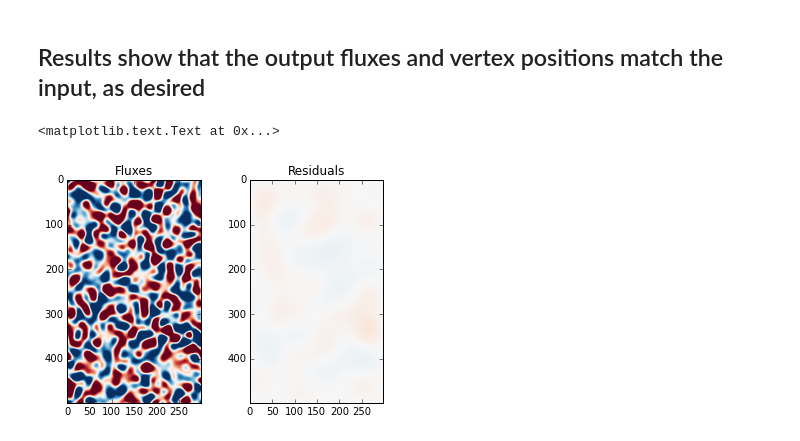
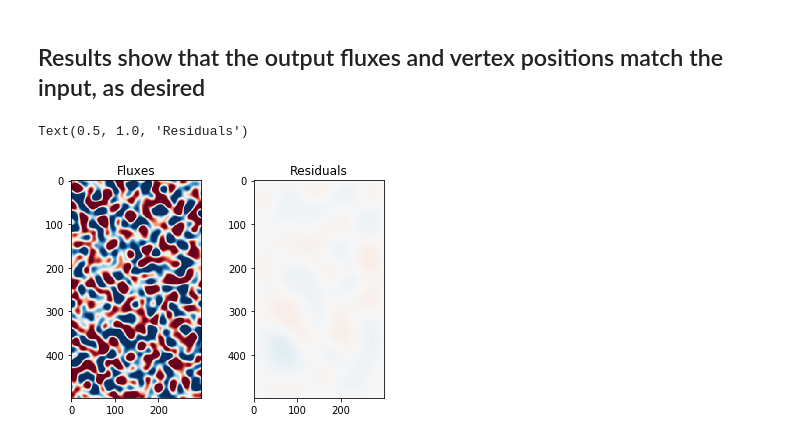
Before and after one commit to cpadavis/weak_sauce, a Jupyter notebook: notebooks/demo.ipynb, the cells around one changed output. Drawn from its saved outputs; the diff is of its cells as text; code cells hidden in the pictures.

```diff
--- a/notebooks/demo.ipynb
+++ b/notebooks/demo.ipynb
@@ -110,12 +113,12 @@ Wall time: 49.2 s
 # %%
 fig, axs = plt.subplots(1,2)
 axs[0].imshow(distorted_grid.source.fluxes-1,vmin=-.002,vmax=.002,cmap='RdBu_r')
 axs[0].set_title('Fluxes')
-axs[1].imshow((grid_to_fit.fluxes-grid.source.fluxes),vmin=-.002,vmax=.002,cmap='RdBu_r')
+axs[1].imshow((grid_to_fit.fluxes-distorted_grid.source.fluxes),vmin=-.002,vmax=.002,cmap='RdBu_r')
 axs[1].set_title('Residuals')
 # %% [output]
-<matplotlib.text.Text at 0x...>
+Text(0.5, 1.0, 'Residuals')
-[figure, old version]
+[figure, new version]
 # %%
 plt.figure(figsize=(4,4))
 #create a new rectilinear grid for reference vertex positions
```
Also changed, not shown: parts of 5 cells of this notebook, 19 other files.
